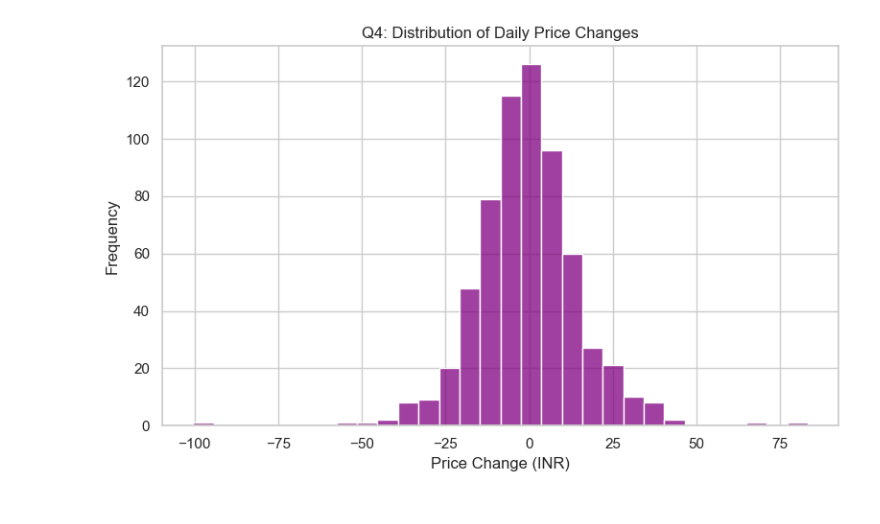
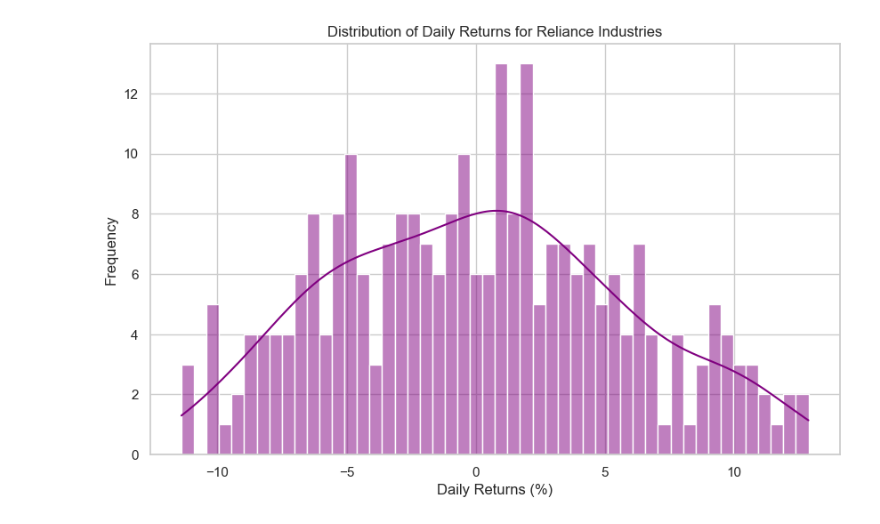
Before and after one commit to Pankaj-Str/Complete-Python-Mastery, a Jupyter notebook: 54 Day Case Study/04/RELIANCE_NS_case_study.ipynb, the cells around one changed output. Saved outputs shown, nothing was run; the diff lists cells and outputs as text; code cells hidden in the pictures.

```diff
--- a/54 Day Case Study/04/RELIANCE_NS_case_study.ipynb
+++ b/54 Day Case Study/04/RELIANCE_NS_case_study.ipynb
@@ -74,0 +53,17 @@ sns.set(style='whitegrid')
+# %%
+# Alternative: Create a sample dataset if yfinance is unavailable
+dates = pd.date_range(start='2020-01-01', end='2020-12-31', freq='B')
+np.random.seed(42)
+sample_data = {
+    'Open': np.random.uniform(1400, 1600, len(dates)),
+    'High': np.random.uniform(1450, 1650, len(dates)),
+    'Low': np.random.uniform(1350, 1550, len(dates)),
+    'Close': np.random.uniform(1400, 1600, len(dates)),
+    'Adj Close': np.random.uniform(1400, 1600, len(dates)),
+    'Volume': np.random.randint(1000000, 10000000, len(dates))
+}
+stock_data = pd.DataFrame(sample_data, index=dates)
+stock_data.to_csv('reliance_sample_data.csv')
+
+# Display sample dataset
+print(stock_data.head())
@@ -74,0 +107,10 @@ sns.set(style='whitegrid')
+# %%
+# Calculate daily returns
+stock_data['Daily Returns'] = stock_data['Close'].pct_change() * 100
+
+# Calculate 20-day and 50-day moving averages
+stock_data['20_MA'] = stock_data['Close'].rolling(window=20).mean()
+stock_data['50_MA'] = stock_data['Close'].rolling(window=50).mean()
+
+# Display the updated dataframe
+print(stock_data[['Close', 'Daily Returns', '20_MA', '50_MA']].tail())
@@ -107,13 +138,10 @@ plt.close()
 # %%
-# Q4: What is the distribution of daily price changes?
-plt.figure(figsize=(8, 5))
-sns.histplot(df['Price_Change'].dropna(), bins=30, color='purple')
-plt.title('Q4: Distribution of Daily Price Changes')
-plt.xlabel('Price Change (INR)')
+# Plot distribution of daily returns
+plt.figure(figsize=(10, 6))
+sns.histplot(stock_data['Daily Returns'].dropna(), bins=50, kde=True, color='purple')
+plt.title('Distribution of Daily Returns for Reliance Industries')
+plt.xlabel('Daily Returns (%)')
 plt.ylabel('Frequency')
-plt.tight_layout()
-#plt.savefig('q4_price_change_dist.png')
 plt.show()
-plt.close()
 # %% [output]
-[figure, old version]
+[figure, new version]
```
Also changed, not shown: parts of 14 cells of this notebook, 7 other files.
